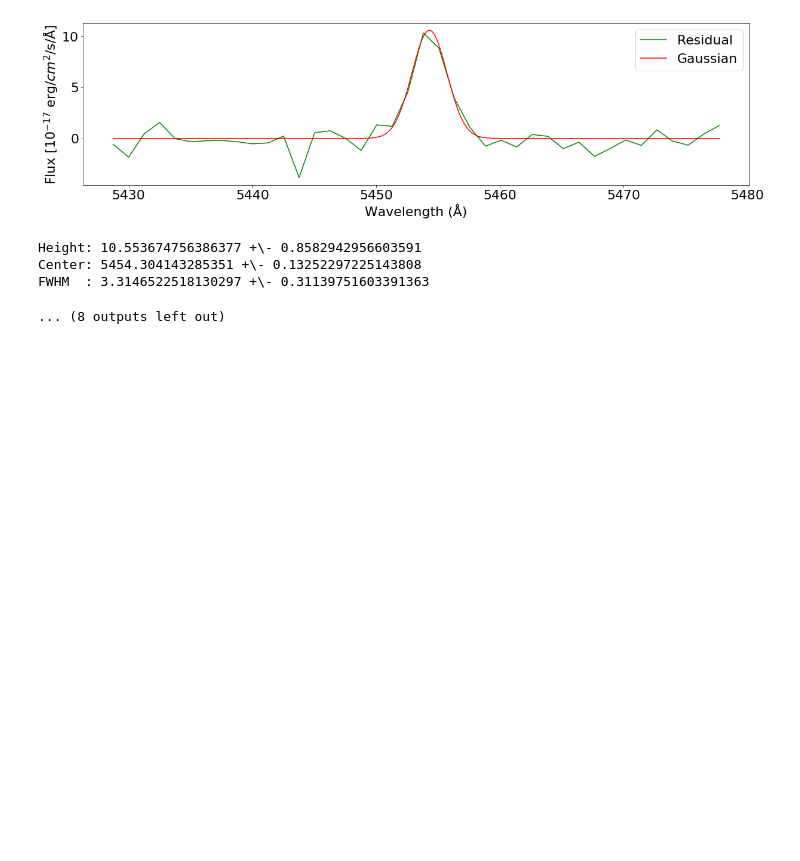
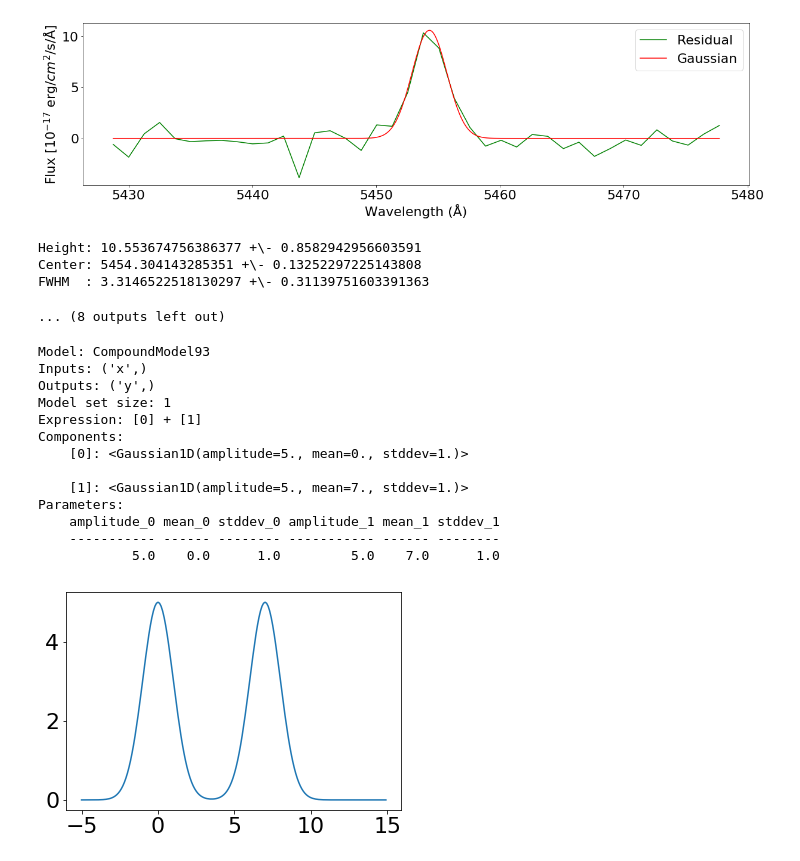
Before and after one commit to LNapolitano/QSO_AB, a Jupyter notebook: Mean_Filter_alg.ipynb, the cells around one changed output. Drawn from its saved outputs; the diff is of its cells as text; code cells hidden in the pictures; blank space fills up the shorter version.

Commit message:
Investigating 2 gaussian fits

```diff
--- a/Mean_Filter_alg.ipynb
+++ b/Mean_Filter_alg.ipynb
@@ -172,3 +173,26 @@ Height: 10.553674756386377 +\- 0.8582942956603591
 Center: 5454.304143285351 +\- 0.13252297225143808
 FWHM  : 3.3146522518130297 +\- 0.31139751603391363
 ... (8 outputs left out)
+# %%
+#Next Steps, maybe instead of fitting a single gaussian we can attempt two offset gaussians to MgII?
+
+model = modeling.models.Gaussian1D(amplitude=5,mean=0,stddev=1)+modeling.models.Gaussian1D(amplitude=5,mean=7,stddev=1)
+print(model)
+x_spc=np.arange(-5,15,0.1)
+plt.plot(x_spc,model(x_spc))
+plt.show()
+# %% [output]
+Model: CompoundModel93
+Inputs: ('x',)
+Outputs: ('y',)
+Model set size: 1
+Expression: [0] + [1]
+Components:
+    [0]: <Gaussian1D(amplitude=5., mean=0., stddev=1.)>
+
+    [1]: <Gaussian1D(amplitude=5., mean=7., stddev=1.)>
+Parameters:
+    amplitude_0 mean_0 stddev_0 amplitude_1 mean_1 stddev_1
+    ----------- ------ -------- ----------- ------ --------
+            5.0    0.0      1.0         5.0    7.0      1.0
+[figure, added]
```
Also changed, not shown: parts of 4 cells of this notebook.
